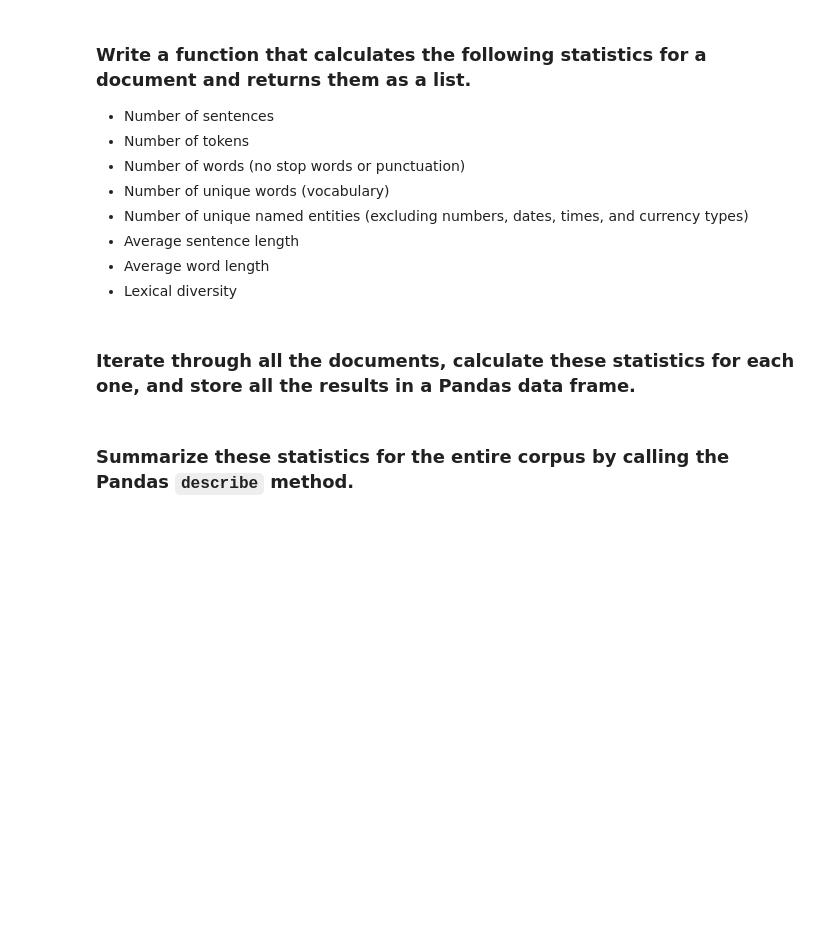
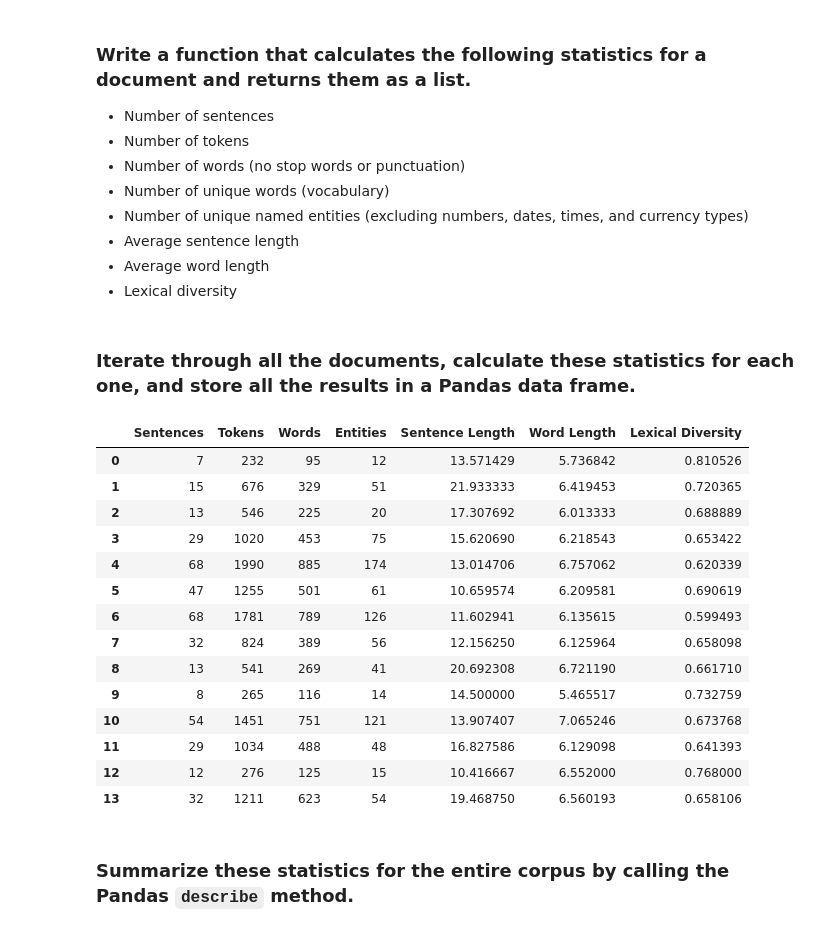
Before and after one commit to ssmcnatt/pair-work, a Jupyter notebook: week13/Day_73,_Lecture_2_Assignment.ipynb, the cells around one changed output. Drawn from its saved outputs; the diff is of its cells as text; code cells hidden in the pictures; blank space fills up the shorter version.

```diff
--- a/week13/Day_73,_Lecture_2_Assignment.ipynb
+++ b/week13/Day_73,_Lecture_2_Assignment.ipynb
@@ -32,7 +41,62 @@ nlp = spacy.load("en_core_web_sm")
 - Average sentence length
 - Average word length
 - Lexical diversity
+# %%
+def text_stats(doc):
+    sents = sent_tokenize(doc)
+    tokens = word_tokenize(doc)
+
+    words = []
+    for token in tokens:
+        if token.lower() not in stopwords.words('english') and token.lower().isalpha():
+            words.append(token.lower())
+
+    num_sents = len(sents)
+    num_tokens = len(tokens)
+    num_words = len(words)
+
+    entities = []
+    num_types = ['DATE', 'TIME', 'PERCENT', 'MONEY', 'QUANTITY', 'ORDINAL', 'CARDINAL']
+
+    spacy_doc = nlp(doc)
+    for entity in spacy_doc.ents:
+        if entity.label_ not in num_types:
+            entities.append(entity)
+
+    num_entities = len(set(entities))
+
+    sent_len = num_words / num_sents
+    word_len = sum([len(word) for word in words]) / num_words
+    lex_div = len(set(words)) / num_words
+
+    stats = [num_sents, num_tokens, num_words, num_entities, sent_len, word_len, lex_div]
+
+    return stats
 # %% [markdown]
 ### Iterate through all the documents, calculate these statistics for each one, and store all the results in a Pandas data frame.
+# %%
+stats_list = []
+for doc in docs:
+    stats_list.append(text_stats(doc))
+# %%
+stats_df = pd.DataFrame(stats_list, columns=['Sentences', 'Tokens', 'Words', 'Entities',
+                                       'Sentence Length', 'Word Length', 'Lexical Diversity'])
+stats_df
+# %% [output]
+|  | Sentences | Tokens | Words | Entities | Sentence Length | Word Length | Lexical Diversity |
+| 0 | 7 | 232 | 95 | 12 | 13.571429 | 5.736842 | 0.810526 |
+| 1 | 15 | 676 | 329 | 51 | 21.933333 | 6.419453 | 0.720365 |
+| 2 | 13 | 546 | 225 | 20 | 17.307692 | 6.013333 | 0.688889 |
+| 3 | 29 | 1020 | 453 | 75 | 15.620690 | 6.218543 | 0.653422 |
+| 4 | 68 | 1990 | 885 | 174 | 13.014706 | 6.757062 | 0.620339 |
+| 5 | 47 | 1255 | 501 | 61 | 10.659574 | 6.209581 | 0.690619 |
+| 6 | 68 | 1781 | 789 | 126 | 11.602941 | 6.135615 | 0.599493 |
+| 7 | 32 | 824 | 389 | 56 | 12.156250 | 6.125964 | 0.658098 |
+| 8 | 13 | 541 | 269 | 41 | 20.692308 | 6.721190 | 0.661710 |
+| 9 | 8 | 265 | 116 | 14 | 14.500000 | 5.465517 | 0.732759 |
+| 10 | 54 | 1451 | 751 | 121 | 13.907407 | 7.065246 | 0.673768 |
+| 11 | 29 | 1034 | 488 | 48 | 16.827586 | 6.129098 | 0.641393 |
+| 12 | 12 | 276 | 125 | 15 | 10.416667 | 6.552000 | 0.768000 |
+| 13 | 32 | 1211 | 623 | 54 | 19.468750 | 6.560193 | 0.658106 |
 # %% [markdown]
 ### Summarize these statistics for the entire corpus by calling the Pandas `describe` method.
```
Also changed, not shown: parts of 17 cells of this notebook, 2 other files.
